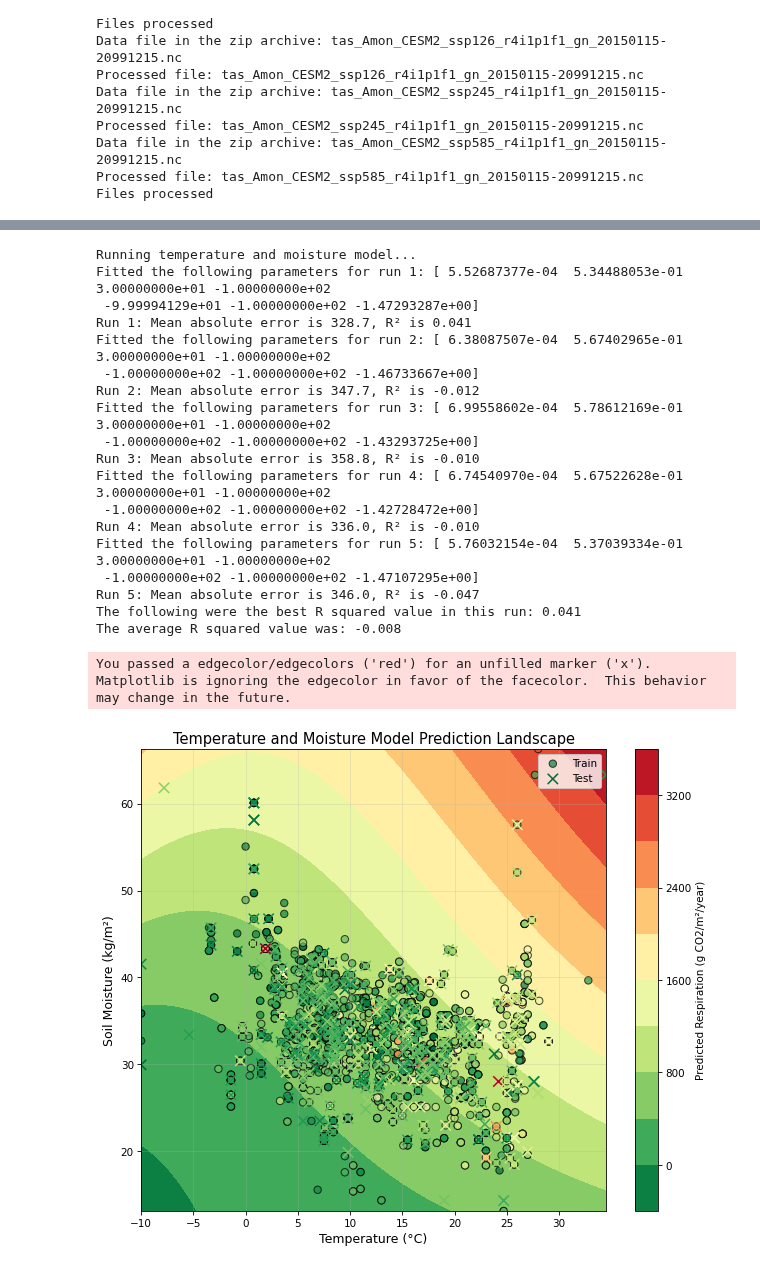
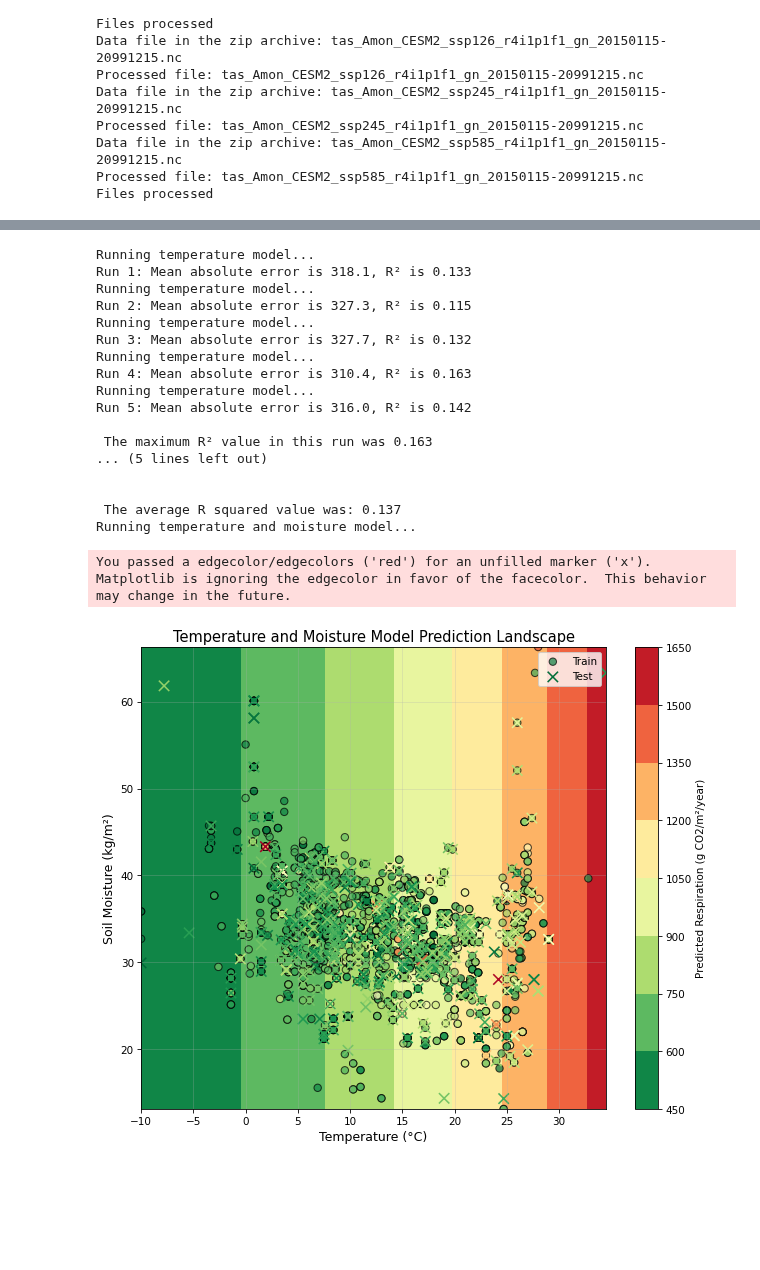
Before and after one commit to vinmk-git/Soil-Respiration-Model, a Jupyter notebook: soilRmodel.ipynb, the cells around one changed output, grey strips where cells are left out. Saved outputs shown, nothing was run; the diff lists cells and outputs as text; code cells hidden in the pictures; blank space fills up the shorter version.

```diff
--- a/soilRmodel.ipynb
+++ b/soilRmodel.ipynb
@@ -68,18 +69,22 @@ def get_location(i):
     query_point = [forests["Latitude"].iloc[i], forests["Longitude"].iloc[i]]
     return query_point
 
-def Rs_TM_function(params, X_packed, model_M):               #function that models soil respiration to the SRDB data as an exponential function of temperature and attributes a contribution to soil moisture
+def Rs_TM_function(params, X_packed, model_M = True):               #function that models soil respiration to the SRDB data as an exponential function of temperature and attributes a contribution to soil moisture
     """T = temperature, M = moisture"""
     T = X_packed[:,0]
     M = X_packed[:,1]
     R_base, Q10, T_base, alpha, beta, gamma, delta = params
     if model_M == True:
         return (R_base * (Q10 ** ((T - T_base) / 10))) * (((-alpha*M) - (beta*(M **2)) - gamma)) - delta*(T*M)
-    else:
-        return R_base * (Q10_base ** ((T-T_base)/10))
+    elif model_M == False:
+        return R_base * (Q10 ** ((T - T_base) / 10))
+
+def Rs_T_loss_function(params, X_packed, y_true):
+    y_pred = Rs_TM_function(params, X_packed, model_M = False)
+    return np.sum((y_true - y_pred)**2)                 # return mean-squared-error
 
 def Rs_TM_loss_function(params, X_packed, y_true):
-    y_pred = Rs_TM_function(params, X_packed, model_M)
-    return np.sum((y_true - y_pred)**2)                 # MSE return mean-squared-error
+    y_pred = Rs_TM_function(params, X_packed)
+    return np.sum((y_true - y_pred)**2)                 # return mean-squared-error
 # %%
 def run_simulation(kfold_splits = 10, model_M = True, RF = False): #by_biome = False
@@ -590,30 +615,31 @@ hist_moist_plot * nnplot
 # %%
 ## For only fitting the model to a subset of the biomes, e.g. only tropical biomes, the data can still be subsetted at this point
 # biomes = ["Boreal", "Temperate", "Tropical", "Subtropical"]  #list biomes of interest for study
 # forests = forests[forests["Biome"].isin(biomes)]
 
-run_simulation(kfold_splits = 5, model_M = True, RF = False)
+model_M_global = False
+
+best_params = run_simulation(kfold_splits = 5, model_M = model_M_global, RF = False)
 # %% [output]
+Running temperature model...
+Run 1: Mean absolute error is 318.1, R² is 0.133
+Running temperature model...
+Run 2: Mean absolute error is 327.3, R² is 0.115
+Running temperature model...
+Run 3: Mean absolute error is 327.7, R² is 0.132
+Running temperature model...
+Run 4: Mean absolute error is 310.4, R² is 0.163
+Running temperature model...
+Run 5: Mean absolute error is 316.0, R² is 0.142
+
+ The maximum R² value in this run was 0.163
+... (5 lines left out)
+
+
+ The average R squared value was: 0.137
 Running temperature and moisture model...
-Fitted the following parameters for run 1: [ 5.52687377e-04  5.34488053e-01  3.00000000e+01 -1.00000000e+02
- -9.99994129e+01 -1.00000000e+02 -1.47293287e+00]
-Run 1: Mean absolute error is 328.7, R² is 0.041
-Fitted the following parameters for run 2: [ 6.38087507e-04  5.67402965e-01  3.00000000e+01 -1.00000000e+02
- -1.00000000e+02 -1.00000000e+02 -1.46733667e+00]
-Run 2: Mean absolute error is 347.7, R² is -0.012
-Fitted the following parameters for run 3: [ 6.99558602e-04  5.78612169e-01  3.00000000e+01 -1.00000000e+02
- -1.00000000e+02 -1.00000000e+02 -1.43293725e+00]
-Run 3: Mean absolute error is 358.8, R² is -0.010
-Fitted the following parameters for run 4: [ 6.74540970e-04  5.67522628e-01  3.00000000e+01 -1.00000000e+02
- -1.00000000e+02 -1.00000000e+02 -1.42728472e+00]
-Run 4: Mean absolute error is 336.0, R² is -0.010
-Fitted the following parameters for run 5: [ 5.76032154e-04  5.37039334e-01  3.00000000e+01 -1.00000000e+02
- -1.00000000e+02 -1.00000000e+02 -1.47107295e+00]
-Run 5: Mean absolute error is 346.0, R² is -0.047
-The following were the best R squared value in this run: 0.041
-The average R squared value was: -0.008
 You passed a edgecolor/edgecolors ('red') for an unfilled marker ('x').  Matplotlib is ignoring the edgecolor in favor of the facecolor.  This behavior may change in the future.
-[figure, old version]
+[figure, new version]
 # %%
 # Model performance is compared to a machine learning regressor algorithm as a benchmark
 
```
Also changed, not shown: parts of 11 cells of this notebook.
